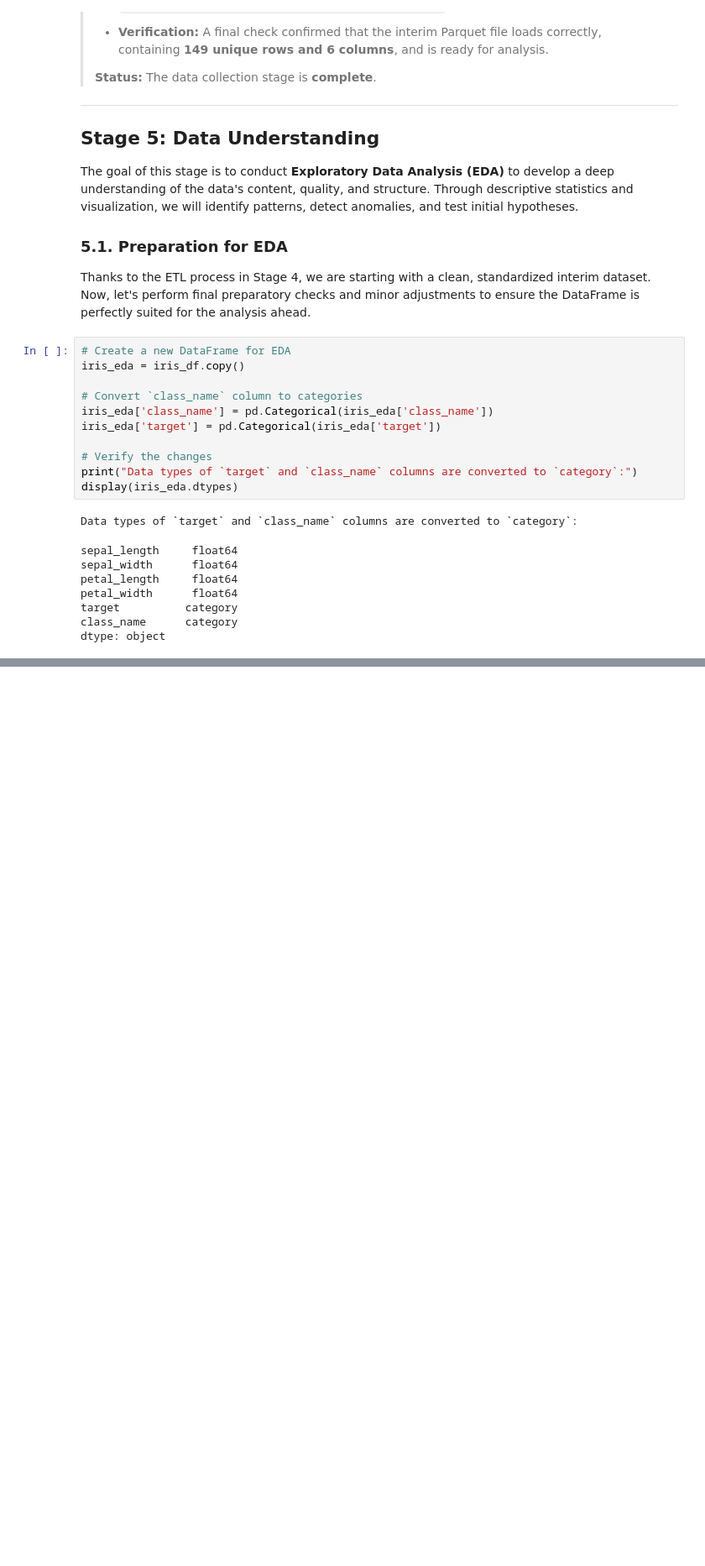
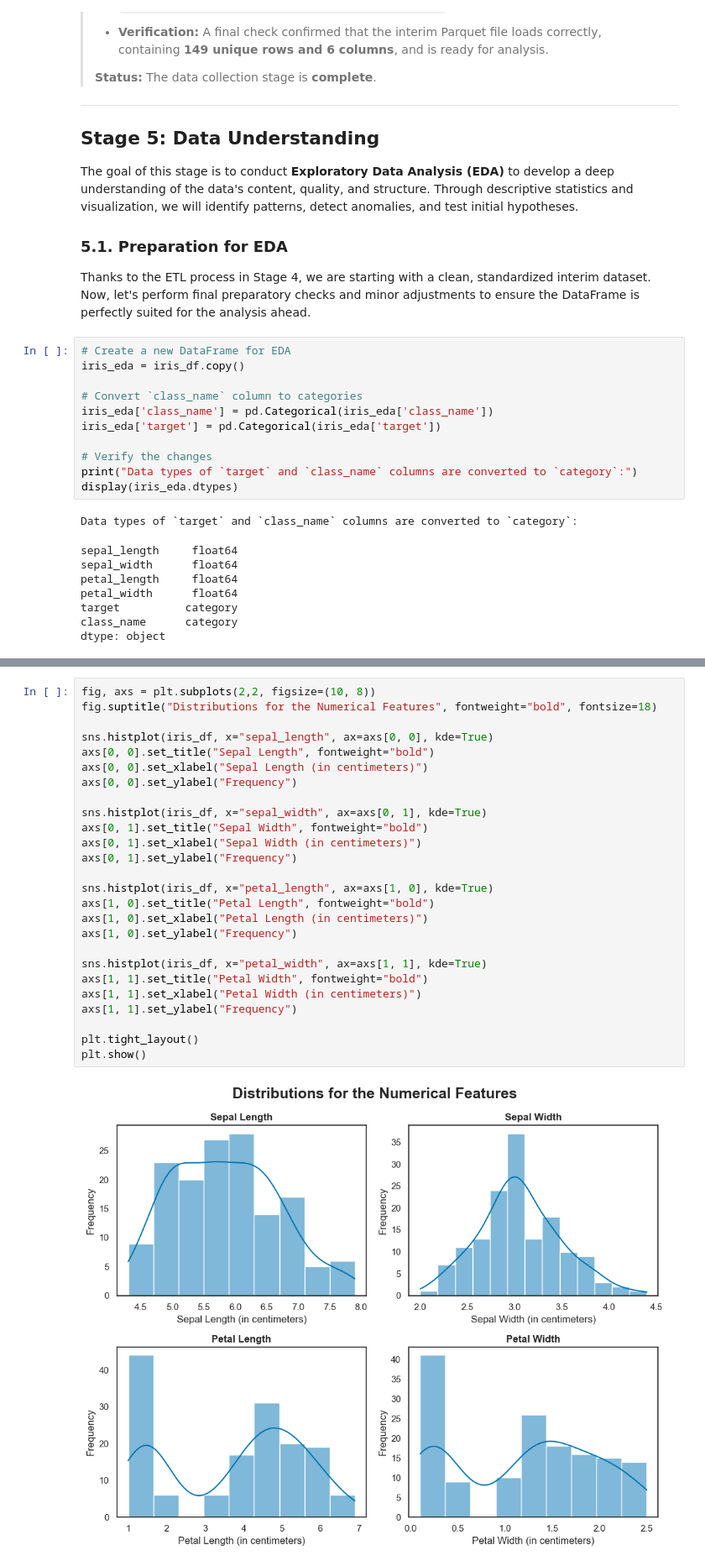
Before and after one commit to ibrahim-kocyigit/kocyigit-dsml, a Jupyter notebook: 03_specializations/02_machine_learning_with_python/03_non-linear_and_ensemble_models/07_multi_class_classification_lab.ipynb, the cells around one changed output, grey strips where cells are left out. Shown at 84% size. Cells and saved outputs as stored; diff of their text form; blank space fills up the shorter version.

```diff
--- a/03_specializations/02_machine_learning_with_python/03_non-linear_and_ensemble_models/07_multi_class_classification_lab.ipynb
+++ b/03_specializations/02_machine_learning_with_python/03_non-linear_and_ensemble_models/07_multi_class_classification_lab.ipynb
@@ -251,0 +313,28 @@ dtype: object
+# %%
+fig, axs = plt.subplots(2,2, figsize=(10, 8))
+fig.suptitle("Distributions for the Numerical Features", fontweight="bold", fontsize=18)
+
+sns.histplot(iris_df, x="sepal_length", ax=axs[0, 0], kde=True)
+axs[0, 0].set_title("Sepal Length", fontweight="bold")
+axs[0, 0].set_xlabel("Sepal Length (in centimeters)")
+axs[0, 0].set_ylabel("Frequency")
+
+sns.histplot(iris_df, x="sepal_width", ax=axs[0, 1], kde=True)
+axs[0, 1].set_title("Sepal Width", fontweight="bold")
+axs[0, 1].set_xlabel("Sepal Width (in centimeters)")
+axs[0, 1].set_ylabel("Frequency")
+
+sns.histplot(iris_df, x="petal_length", ax=axs[1, 0], kde=True)
+axs[1, 0].set_title("Petal Length", fontweight="bold")
+axs[1, 0].set_xlabel("Petal Length (in centimeters)")
+axs[1, 0].set_ylabel("Frequency")
+
+sns.histplot(iris_df, x="petal_width", ax=axs[1, 1], kde=True)
+axs[1, 1].set_title("Petal Width", fontweight="bold")
+axs[1, 1].set_xlabel("Petal Width (in centimeters)")
+axs[1, 1].set_ylabel("Frequency")
+
+plt.tight_layout()
+plt.show()
+# %% [output]
+[figure, added]
```
Also changed, not shown: parts of 13 cells of this notebook.
